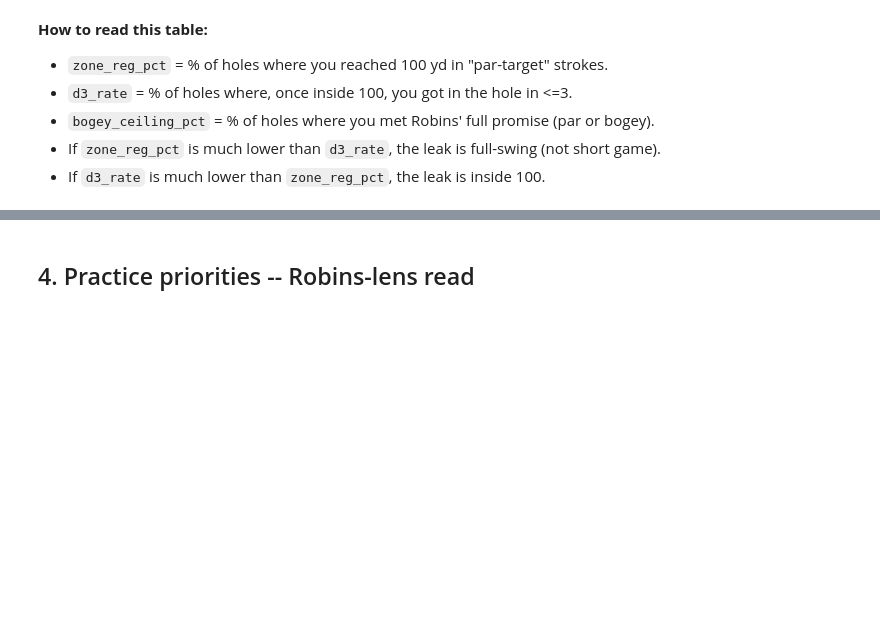
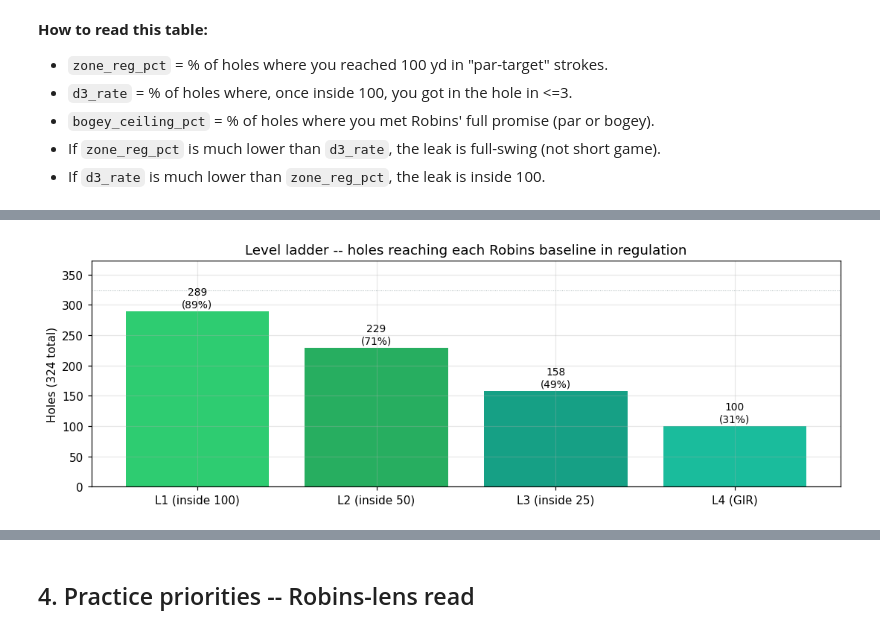
Before and after one commit to zachfreitas/golf, a Jupyter notebook: notebooks/Scoring_Method_L1.ipynb, the cells around one changed output, grey strips where cells are left out. Cells and saved outputs as stored; diff of their text form; code cells hidden in the pictures; blank space fills up the shorter version.

```diff
--- a/notebooks/Scoring_Method_L1.ipynb
+++ b/notebooks/Scoring_Method_L1.ipynb
@@ -155,0 +172,4 @@ agg.by_par
+# %%
+ladder = compute_level_ladder(data.shots, data.holes, round_ids)
+ladder_summary = summarise_level_ladder(ladder)
+ladder_summary
@@ -155,0 +182,19 @@ agg.by_par
+# %%
+fig, ax = plt.subplots(figsize=(10, 3.5))
+level_labels = ["L1 (inside 100)", "L2 (inside 50)", "L3 (inside 25)", "L4 (GIR)"]
+level_counts = [int(ladder["l1_reg"].sum()), int(ladder["l2_reg"].sum()),
+                int(ladder["l3_reg"].sum()), int(ladder["l4_reg"].sum())]
+total = len(ladder)
+bars = ax.bar(level_labels, level_counts,
+              color=["#2ecc71", "#27ae60", "#16a085", "#1abc9c"])
+for bar, cnt in zip(bars, level_counts):
+    pct = cnt / total if total else 0
+    ax.text(bar.get_x() + bar.get_width()/2, cnt + total*0.01,
+            f"{cnt}\n({pct:.0%})", ha="center", va="bottom", fontsize=9)
+ax.set_ylim(0, total * 1.15)
+ax.set_ylabel(f"Holes ({total} total)")
+ax.set_title("Level ladder -- holes reaching each Robins baseline in regulation")
+ax.axhline(total, color="#95a5a6", linewidth=0.6, linestyle=":")
+plt.tight_layout()
+# %% [output]
+[figure, added]
```
Also changed, not shown: parts of 8 cells of this notebook, 3 other files.
